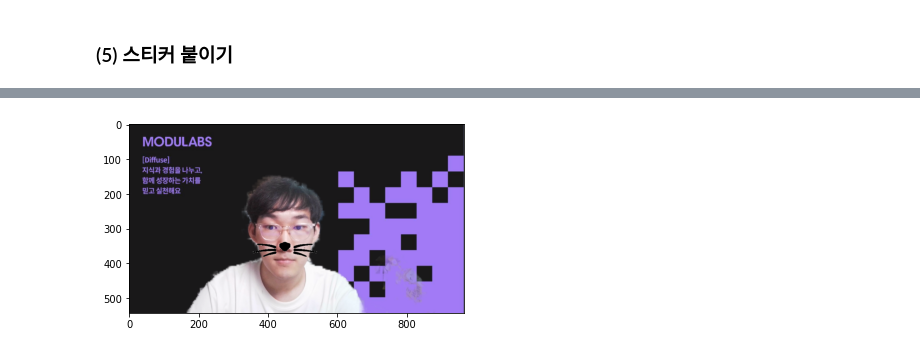
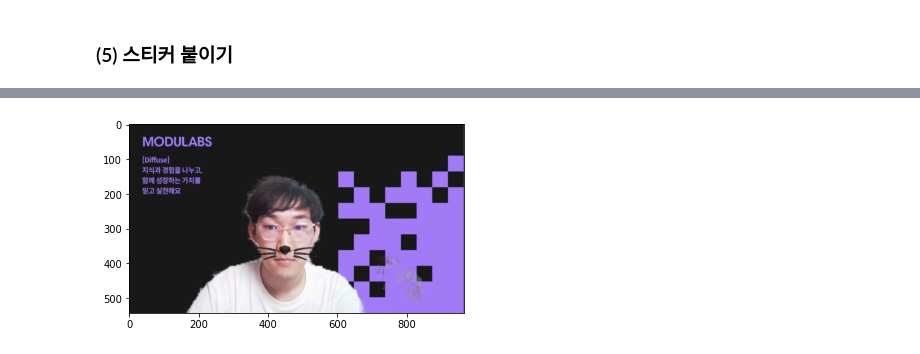
Before and after one commit to yeonseokChoe/2023-AIFFEL-QUEST, a Jupyter notebook: ExplorationQUEST03/Project3.ipynb, the cells around one changed output, grey strips where cells are left out. Drawn from its saved outputs; the diff is of its cells as text; code cells hidden in the pictures.

```diff
--- a/ExplorationQUEST03/Project3.ipynb
+++ b/ExplorationQUEST03/Project3.ipynb
@@ -77,7 +77,7 @@ plt.show()
 for dlib_rect, landmark in zip(dlib_rects, list_landmarks):
     print(landmark[30])
     x = landmark[30][0]
-    y = (landmark[30][1] + landmark[33][1]) // 2 # 이미지에서 코 부위의 y값과 코 끝 부위의 y값의 중간값
+    y = (landmark[30][1] + landmark[51][1]) // 2 # 이미지에서 코 부위의 y값과 코 끝 부위의 y값의 중간값
     w = h = dlib_rect.width() # 얼굴 영역의 가로를 차지하는 픽셀의 수
     print (f'(x,y) : ({x},{y})')
     print (f'(w,h) : ({w},{h})')
@@ -134,11 +134,11 @@ plt.show()
 # %%
 # 최종 이미지
 sticker_area = img_bgr[refined_y:refined_y +img_sticker.shape[0], refined_x:refined_x+img_sticker.shape[1]]
 
 img_bgr[refined_y:refined_y +img_sticker.shape[0], refined_x:refined_x+img_sticker.shape[1]] = \
-        np.where(img_sticker==255,sticker_area,img_sticker).astype(np.uint8)
+        np.where(img_sticker==255,sticker_area,cv2.addWeighted(sticker_area, 0.3, img_sticker, 0.7, 0)).astype(np.uint8)
 
 plt.imshow(cv2.cvtColor(img_bgr, cv2.COLOR_BGR2RGB))
 plt.show()
 # %% [output]
-[figure, old version]
+[figure, new version]
```
Also changed, not shown: parts of 63 cells of this notebook, 2 other files.
